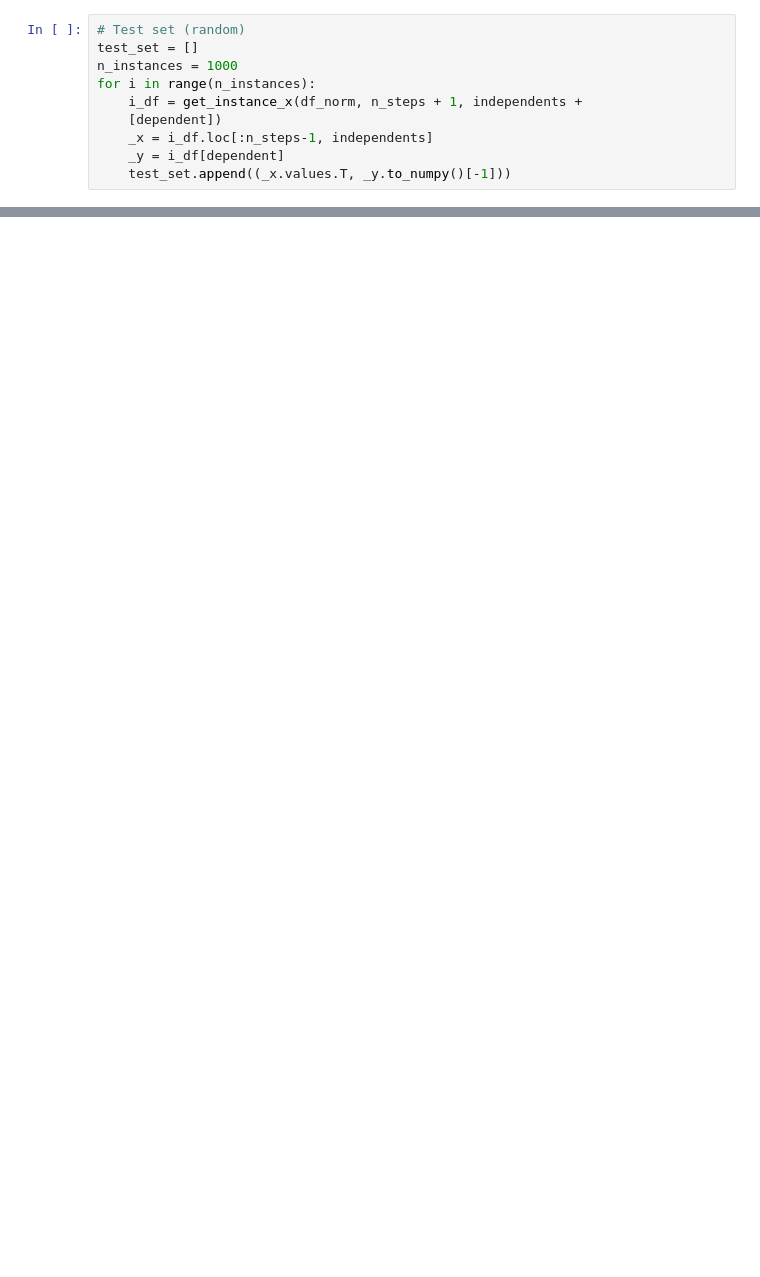
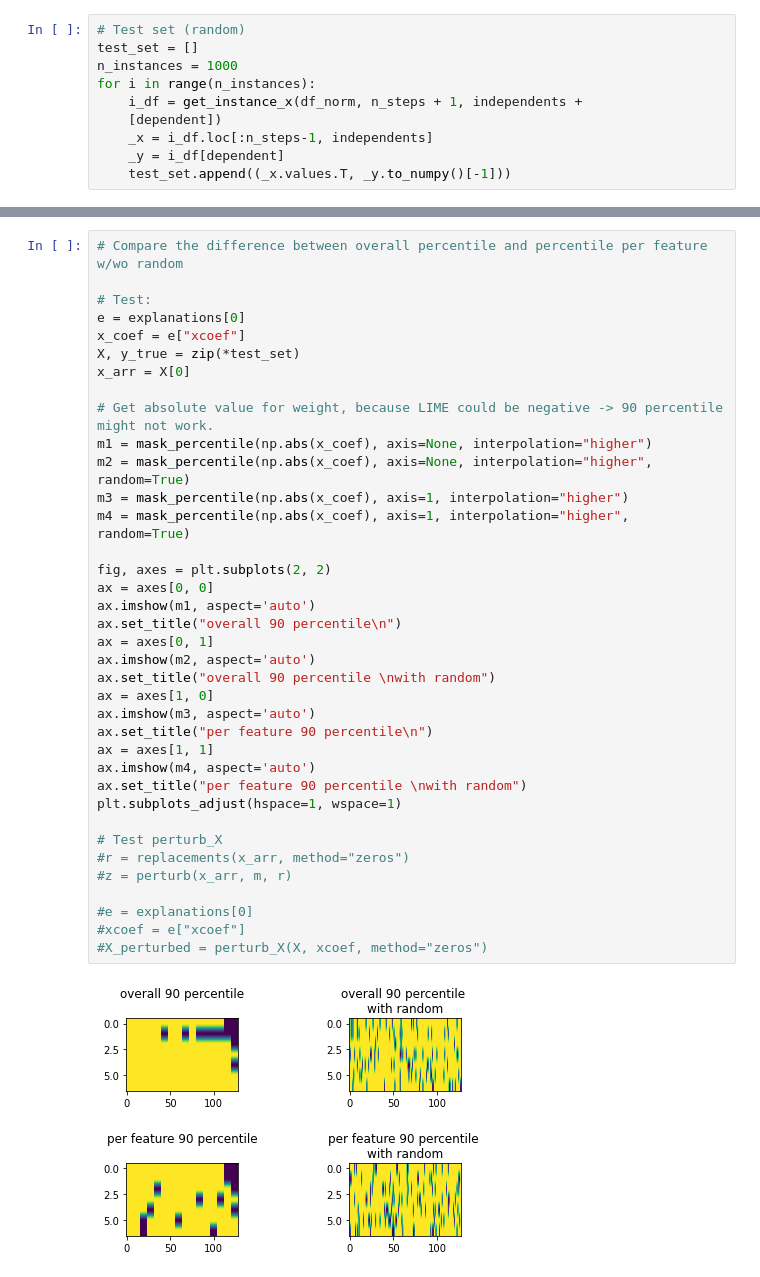
Before and after one commit to dungthuapps/tsx, a Jupyter notebook: notebooks/tsx-eval-qm.ipynb, the cells around one changed output, grey strips where cells are left out. Drawn from its saved outputs; the diff is of its cells as text; blank space fills up the shorter version.

Commit message:
Update experiments for overll percentile vs 90 percentile and absolute explanations

```diff
--- a/notebooks/tsx-eval-qm.ipynb
+++ b/notebooks/tsx-eval-qm.ipynb
@@ -331,0 +139,39 @@ eva_df.loc[:, ["scale", "model", "method", "mse_original", "mse_random", "mse"]]
+# %%
+# Compare the difference between overall percentile and percentile per feature w/wo random
+
+# Test:
+e = explanations[0]
+x_coef = e["xcoef"]
+X, y_true = zip(*test_set)
+x_arr = X[0]
+
+# Get absolute value for weight, because LIME could be negative -> 90 percentile might not work.
+m1 = mask_percentile(np.abs(x_coef), axis=None, interpolation="higher")
+m2 = mask_percentile(np.abs(x_coef), axis=None, interpolation="higher", random=True)
+m3 = mask_percentile(np.abs(x_coef), axis=1, interpolation="higher")
+m4 = mask_percentile(np.abs(x_coef), axis=1, interpolation="higher", random=True)
+
+fig, axes = plt.subplots(2, 2)
+ax = axes[0, 0]
+ax.imshow(m1, aspect='auto')
+ax.set_title("overall 90 percentile\n")
+ax = axes[0, 1]
+ax.imshow(m2, aspect='auto')
+ax.set_title("overall 90 percentile \nwith random")
+ax = axes[1, 0]
+ax.imshow(m3, aspect='auto')
+ax.set_title("per feature 90 percentile\n")
+ax = axes[1, 1]
+ax.imshow(m4, aspect='auto')
+ax.set_title("per feature 90 percentile \nwith random")
+plt.subplots_adjust(hspace=1, wspace=1)
+
+# Test perturb_X
+#r = replacements(x_arr, method="zeros")
+#z = perturb(x_arr, m, r)
+
+#e = explanations[0]
+#xcoef = e["xcoef"]
+#X_perturbed = perturb_X(X, xcoef, method="zeros")
+# %% [output]
+[figure, added]
```
Also changed, not shown: parts of 43 cells of this notebook, 1 other file.
